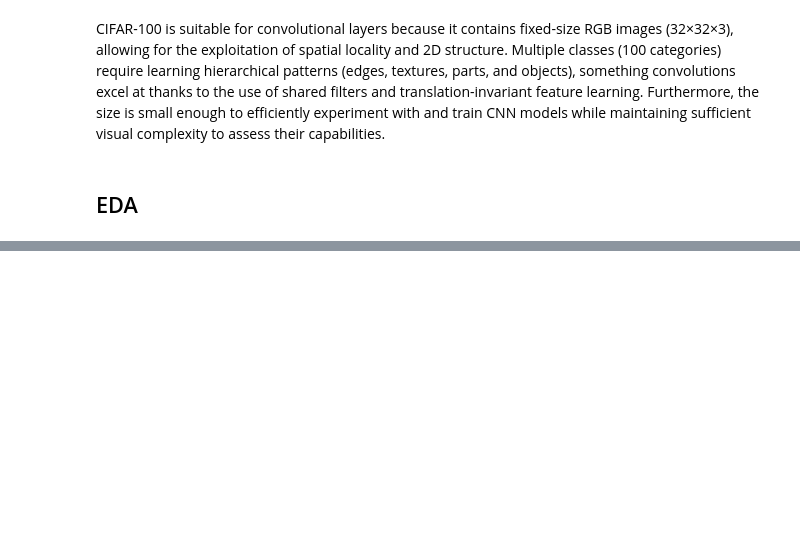
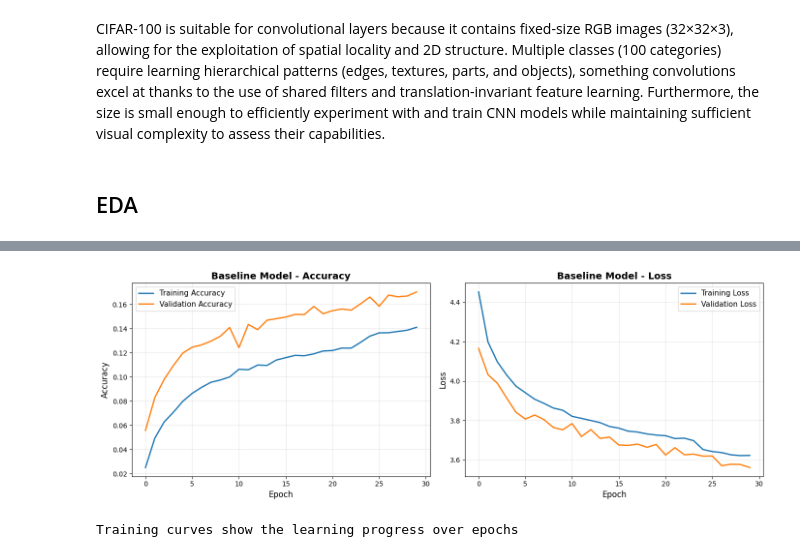
Before and after one commit to Willicami22/Neuronal-Networks-Lab, a Jupyter notebook: Neuronal-network-lab.ipynb, the cells around one changed output, grey strips where cells are left out. Drawn from its saved outputs; the diff is of its cells as text; code cells hidden in the pictures; blank space fills up the shorter version.

Commit message:
BaseLine Model

```diff
--- a/Neuronal-network-lab.ipynb
+++ b/Neuronal-network-lab.ipynb
@@ -200,0 +190,19 @@ print(f"✓ Ready for CNN training with preprocessing")
+# %%
+# Data Preprocessing
+print("DATA PREPROCESSING")
+
+# Normalize pixel values to [0, 1]
+x_train_norm = x_train.astype('float32') / 255.0
+x_test_norm = x_test.astype('float32') / 255.0
+
+# Flatten labels (from (n, 1) to (n,))
+y_train_flat = y_train.flatten()
+y_test_flat = y_test.flatten()
+
+print(f"Training set shape: {x_train_norm.shape}")
+print(f"Test set shape: {x_test_norm.shape}")
+print(f"Training labels shape: {y_train_flat.shape}")
+print(f"Test labels shape: {y_test_flat.shape}")
+print(f"Pixel value range: [{x_train_norm.min():.2f}, {x_train_norm.max():.2f}]")
+print(f"Number of classes: {len(np.unique(y_train_flat))}")
+print("\n Data normalized and ready for training")
@@ -200,0 +396,29 @@ print(f"✓ Ready for CNN training with preprocessing")
+# %%
+# Plot Training History
+fig, axes = plt.subplots(1, 2, figsize=(14, 5))
+
+# Plot accuracy
+axes[0].plot(history_baseline.history['accuracy'], label='Training Accuracy', linewidth=2)
+axes[0].plot(history_baseline.history['val_accuracy'], label='Validation Accuracy', linewidth=2)
+axes[0].set_title('Baseline Model - Accuracy', fontsize=14, fontweight='bold')
+axes[0].set_xlabel('Epoch', fontsize=12)
+axes[0].set_ylabel('Accuracy', fontsize=12)
+axes[0].legend(fontsize=11)
+axes[0].grid(True, alpha=0.3)
+
+# Plot loss
+axes[1].plot(history_baseline.history['loss'], label='Training Loss', linewidth=2)
+axes[1].plot(history_baseline.history['val_loss'], label='Validation Loss', linewidth=2)
+axes[1].set_title('Baseline Model - Loss', fontsize=14, fontweight='bold')
+axes[1].set_xlabel('Epoch', fontsize=12)
+axes[1].set_ylabel('Loss', fontsize=12)
+axes[1].legend(fontsize=11)
+axes[1].grid(True, alpha=0.3)
+
+plt.tight_layout()
+plt.show()
+
+print("Training curves show the learning progress over epochs")
+# %% [output]
+[figure, added]
+Training curves show the learning progress over epochs
```
Also changed, not shown: parts of 15 cells of this notebook.
